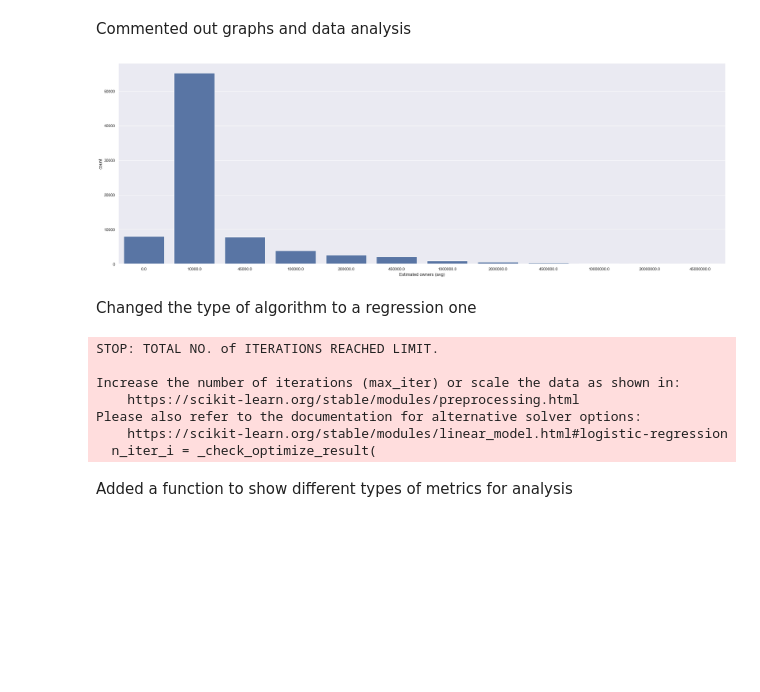
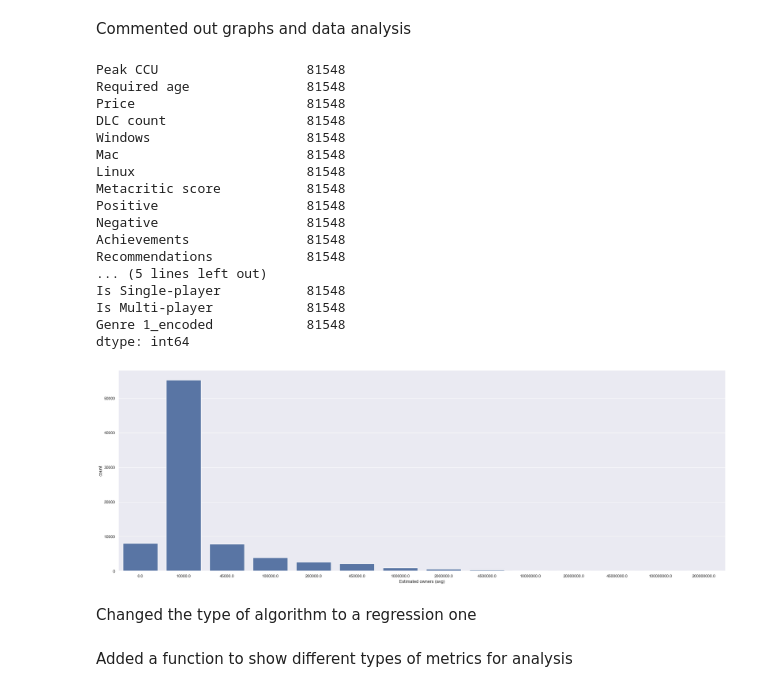
Before and after one commit to Mroxny/gamersAI, a Jupyter notebook: main.ipynb, the cells around one changed output. Saved outputs shown, nothing was run; the diff lists cells and outputs as text; code cells hidden in the pictures; blank space fills up the shorter version.

```diff
--- a/main.ipynb
+++ b/main.ipynb
@@ -219,12 +219,29 @@ Creating model
 # %% [markdown]
 Commented out graphs and data analysis
 # %%
-#sns.set_theme(rc={'figure.figsize':(30,10)})
-#sns.countplot(x=df['Estimated owners (avg)'])
-#print(df.groupby('Estimated owners (avg)').count().sum())
-#df = df.nsmallest(81543, keep='first', columns='Estimated owners (avg)')
+sns.set_theme(rc={'figure.figsize':(30,10)})
+sns.countplot(x=df['Estimated owners (avg)'])
+print(df.groupby('Estimated owners (avg)').count().sum())
+df = df.nsmallest(81543, keep='first', columns='Estimated owners (avg)')
 # %% [output]
+Peak CCU                   81548
+Required age               81548
+Price                      81548
+DLC count                  81548
+Windows                    81548
+Mac                        81548
+Linux                      81548
+Metacritic score           81548
+Positive                   81548
+Negative                   81548
+Achievements               81548
+Recommendations            81548
+... (5 lines left out)
+Is Single-player           81548
+Is Multi-player            81548
+Genre 1_encoded            81548
+dtype: int64
-[figure, old version]
+[figure, new version]
 # %%
 x = df.drop('Estimated owners (avg)', axis='columns')
 y = df['Estimated owners (avg)']
@@ -238,20 +256,9 @@ X_train, X_test, Y_train, Y_test = train_test_split(x, y, test_size=0.3, random_
 # %% [markdown]
 Changed the type of algorithm to a regression one
 # %%
-#logmodel = LogisticRegression(max_iter=100)
-logmodel_proper = LinearRegression()
-#logmodel.fit(X_train, Y_train)
+logmodel_proper = RandomForestRegressor()
 logmodel_proper.fit(X_train, Y_train)
-#predictions = logmodel.predict(X_test)
 predictions_proper = logmodel_proper.predict(X_test)
-# %% [output]
-STOP: TOTAL NO. of ITERATIONS REACHED LIMIT.
-
-Increase the number of iterations (max_iter) or scale the data as shown in:
-    https://scikit-learn.org/stable/modules/preprocessing.html
-Please also refer to the documentation for alternative solver options:
-    https://scikit-learn.org/stable/modules/linear_model.html#logistic-regression
-  n_iter_i = _check_optimize_result(
 # %% [markdown]
 Added a function to show different types of metrics for analysis
 # %%
```
Also changed, not shown: parts of 5 cells of this notebook.
